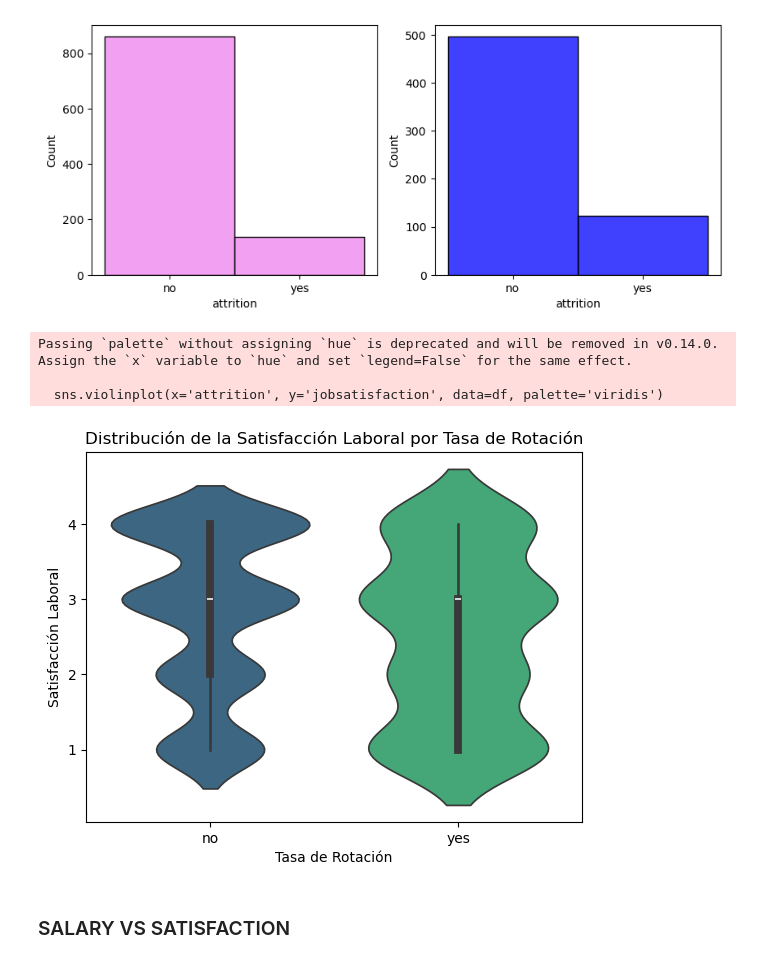
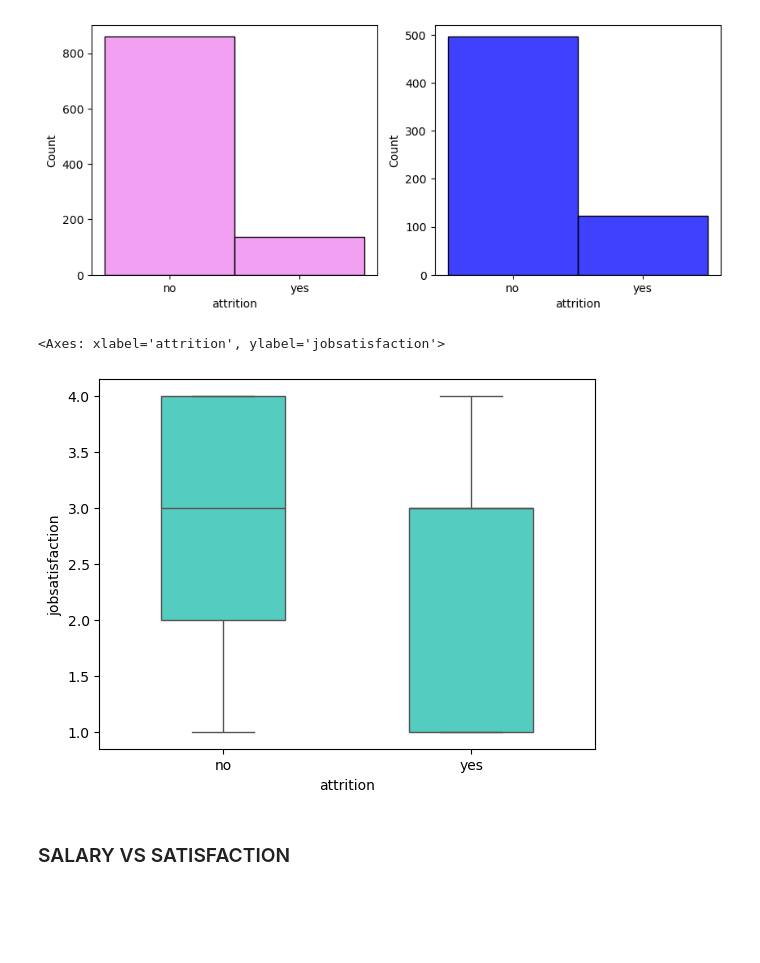
Before and after one commit to ArianaPapantonio/Final_project_module_3, a Jupyter notebook: AB_testing.ipynb, the cells around one changed output. Cells and saved outputs as stored; diff of their text form; code cells hidden in the pictures; blank space fills up the shorter version.

```diff
--- a/AB_testing.ipynb
+++ b/AB_testing.ipynb
@@ -205,21 +203,17 @@ sns.histplot(x = "attrition", data = grupo_a, color = "violet", ax = axes[0]); #
 sns.histplot(x = "attrition", data = grupo_b, color = "blue", ax = axes[1]); #subplot para meter grupo b
 # %% [output]
 [figure]
-# %%
-sns.violinplot(x='attrition', y='jobsatisfaction', data=df, palette='viridis')
-
-# Añadir título y etiquetas
-plt.title('Distribución de la Satisfacción Laboral por Tasa de Rotación')
-plt.xlabel('Tasa de Rotación')
-plt.ylabel('Satisfacción Laboral')
-
-# Mostrar gráfico
-plt.show()
-# %% [output]
-Passing `palette` without assigning `hue` is deprecated and will be removed in v0.14.0. Assign the `x` variable to `hue` and set `legend=False` for the same effect.
-
-  sns.violinplot(x='attrition', y='jobsatisfaction', data=df, palette='viridis')
-[figure, removed]
+# %%
+
+sns.boxplot(data=df,
+            y='jobsatisfaction',
+            x='attrition',
+            width = 0.5,
+            color = "turquoise",
+            )
+# %% [output]
+<Axes: xlabel='attrition', ylabel='jobsatisfaction'>
+[figure, added]
 # %% [markdown]
 ### SALARY VS SATISFACTION
 # %%
```
Also changed, not shown: parts of 2 cells of this notebook, 16 other files.
